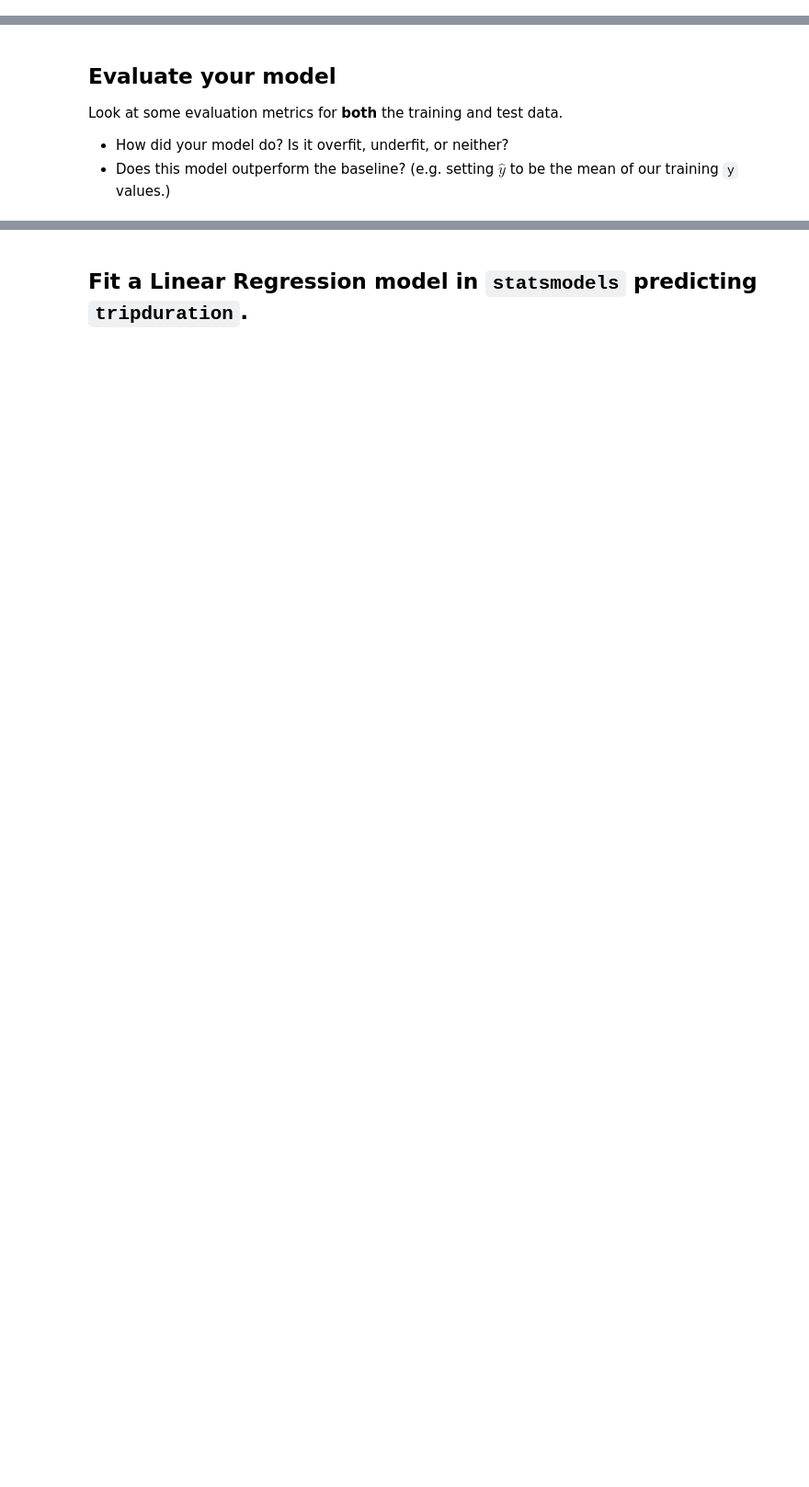
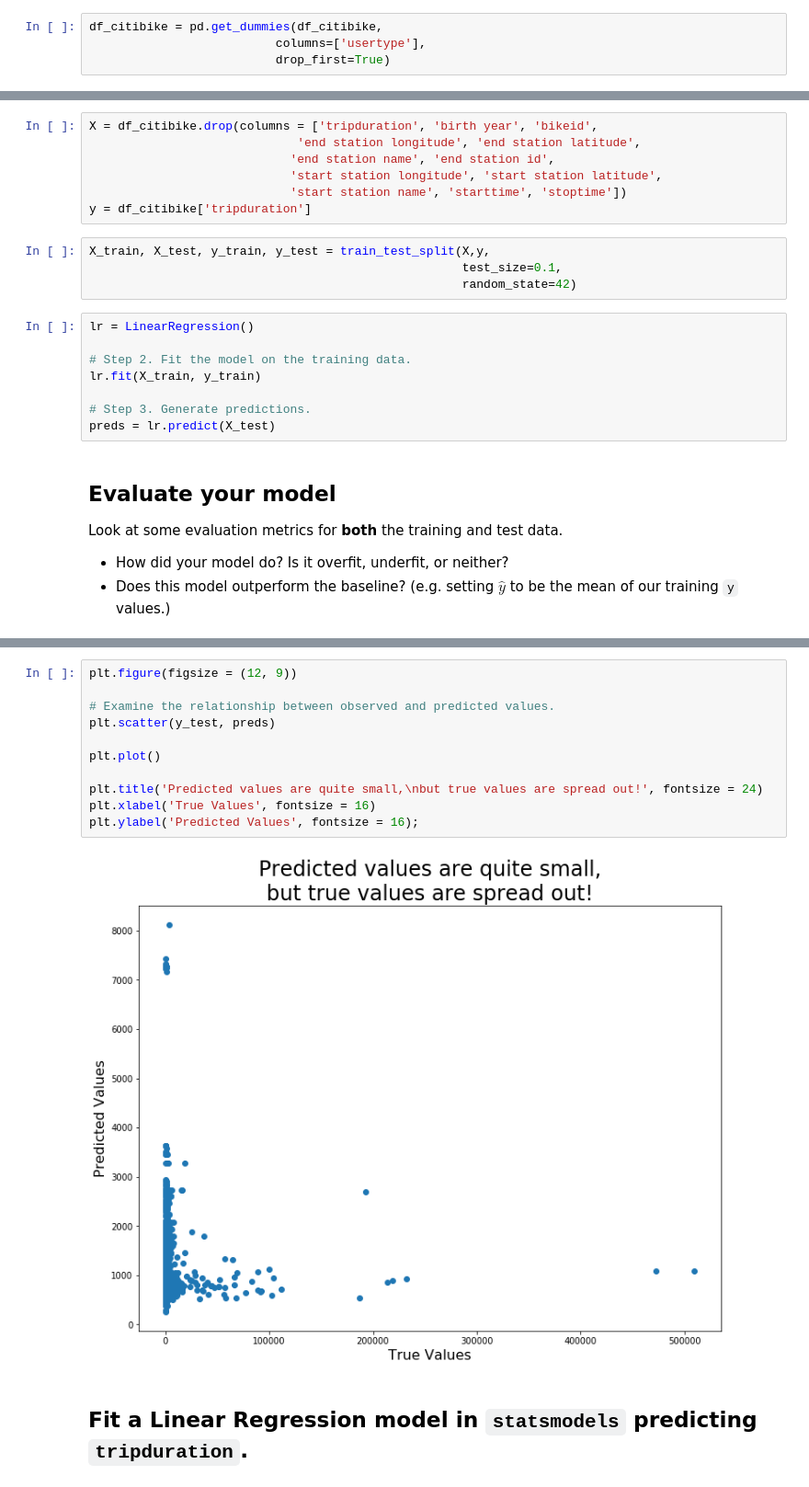
Before and after one commit to varunganti33/Regression-and-Validation, a Jupyter notebook: starter-code.ipynb, the cells around one changed output, grey strips where cells are left out. Shown: that part at 92% size. Drawn from its saved outputs; the diff is of its cells as text; blank space fills up the shorter version.

```diff
--- a/starter-code.ipynb
+++ b/starter-code.ipynb
@@ -50,3 +221,7 @@ Use the `tripduration` column as your `y` variable.
 For your `X` variables, use `age`, `usertype`, `gender`, and the dummy variables you created from `start station id`. (Hint: You may find the Pandas `.drop()` method helpful here.)
 
 **NOTE:** When doing your train/test split, please use random seed 123.
+# %%
+df_citibike = pd.get_dummies(df_citibike,
+                          columns=['usertype'],
+                          drop_first=True)
@@ -53,5 +244,24 @@ For your `X` variables, use `age`, `usertype`, `gender`, and the dummy variables
 # %% [markdown]
 ## Fit a Linear Regression model in `sklearn` predicting `tripduration`.
+# %%
+X = df_citibike.drop(columns = ['tripduration', 'birth year', 'bikeid',
+                             'end station longitude', 'end station latitude',
+                            'end station name', 'end station id',
+                            'start station longitude', 'start station latitude',
+                            'start station name', 'starttime', 'stoptime'])
+y = df_citibike['tripduration']
+# %%
+X_train, X_test, y_train, y_test = train_test_split(X,y,
+                                                    test_size=0.1,
+                                                    random_state=42)
+# %%
+lr = LinearRegression()
+
+# Step 2. Fit the model on the training data.
+lr.fit(X_train, y_train)
+
+# Step 3. Generate predictions.
+preds = lr.predict(X_test)
 # %% [markdown]
 ## Evaluate your model
 Look at some evaluation metrics for **both** the training and test data.
@@ -60,2 +282,15 @@ Look at some evaluation metrics for **both** the training and test data.
+# %%
+plt.figure(figsize = (12, 9))
+
+# Examine the relationship between observed and predicted values.
+plt.scatter(y_test, preds)
+
+plt.plot()
+
+plt.title('Predicted values are quite small,\nbut true values are spread out!', fontsize = 24)
+plt.xlabel('True Values', fontsize = 16)
+plt.ylabel('Predicted Values', fontsize = 16);
+# %% [output]
+[figure, added]
 # %% [markdown]
 ## Fit a Linear Regression model in `statsmodels` predicting `tripduration`.
```
Also changed, not shown: parts of 29 cells of this notebook, 1 other file.
